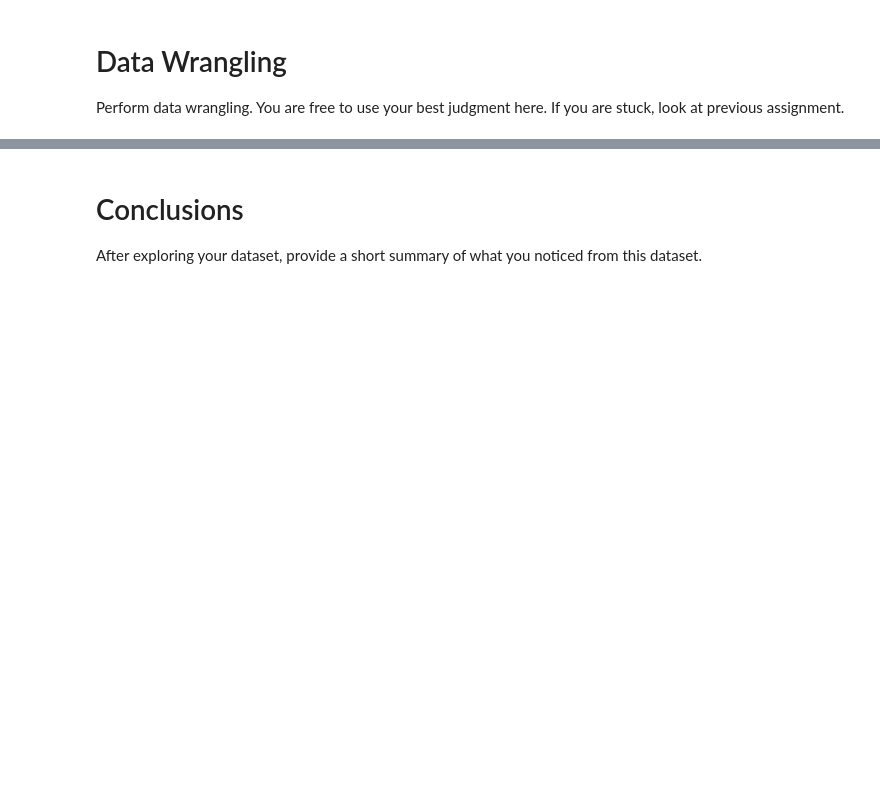
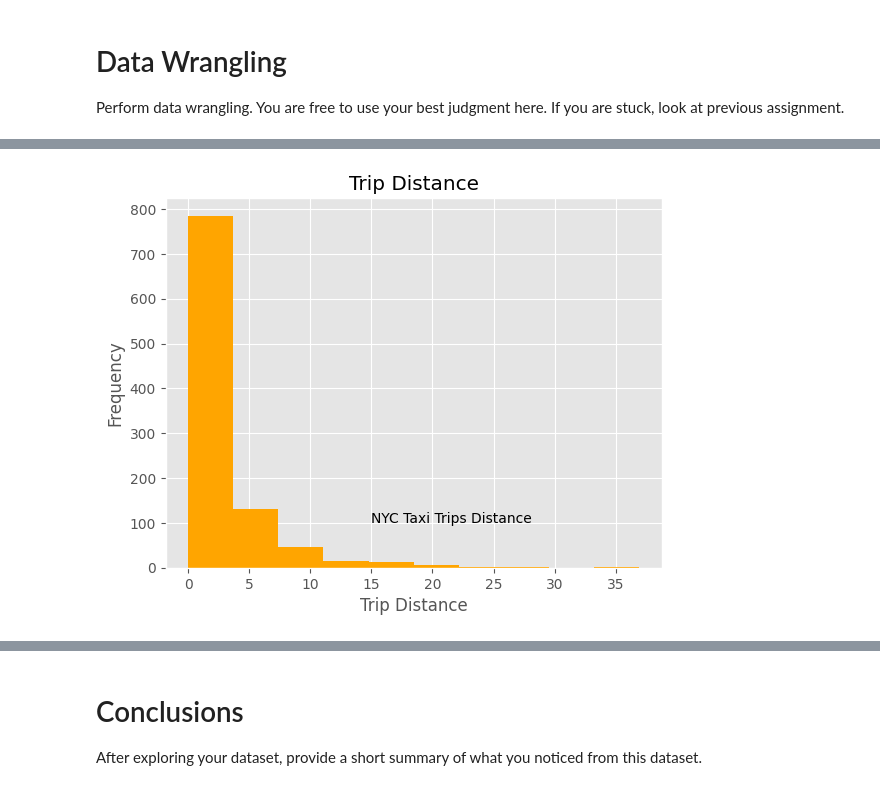
Before and after one commit to alinsimon/data602, a Jupyter notebook: 08_assignment.ipynb, the cells around one changed output, grey strips where cells are left out. Saved outputs shown, nothing was run; the diff lists cells and outputs as text; code cells hidden in the pictures; blank space fills up the shorter version.

```diff
--- a/08_assignment.ipynb
+++ b/08_assignment.ipynb
@@ -97,0 +200,9 @@ In a comment or text box, explain the differences between creating a plot in mat
+# %%
+plt.hist(df.trip_distance,color='orange')
+plt.title('Trip Distance')
+plt.xlabel('Trip Distance')
+plt.ylabel('Frequency')
+plt.text(15,100,"NYC Taxi Trips Distance")
+plt.show()
+# %% [output]
+[figure, added]
```
Also changed, not shown: parts of 35 cells of this notebook.
